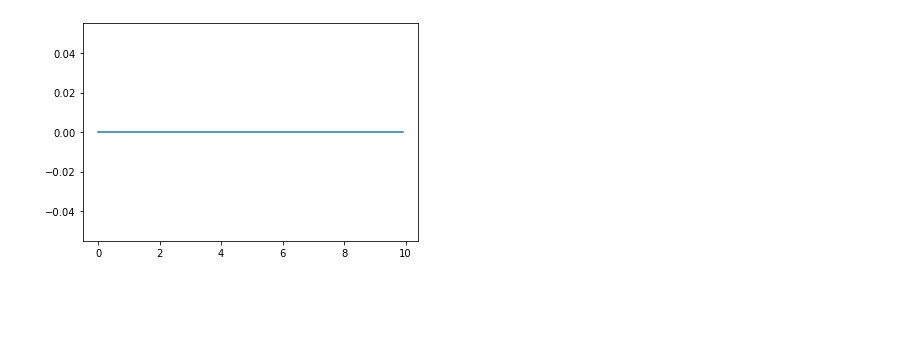
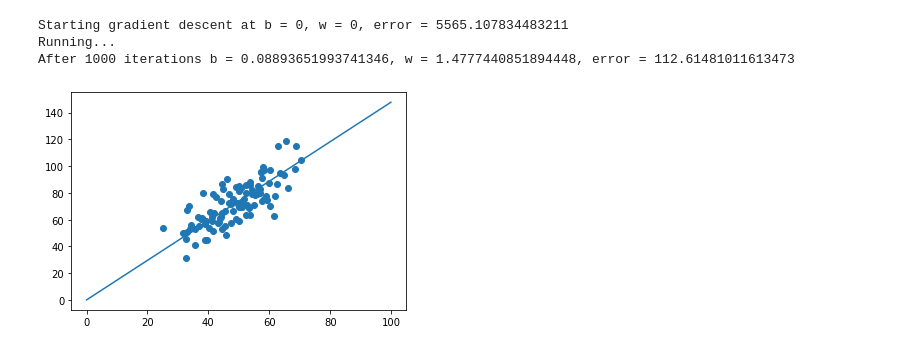
Before and after one commit to charlieholy/blog, a Jupyter notebook: tf20/numpy_liner.ipynb, the cells around one changed output. Saved outputs shown, nothing was run; the diff lists cells and outputs as text; code cells hidden in the pictures; blank space fills up the shorter version.

```diff
--- a/tf20/numpy_liner.ipynb
+++ b/tf20/numpy_liner.ipynb
@@ -31,6 +31,9 @@ def step_gradient(b_current, w_current, points, learningRate):
     # update w'
     new_b = b_current - (learningRate * b_gradient)
     new_w = w_current - (learningRate * w_gradient)
+
+    #print("err={0}",compute_error_for_line_given_points(new_b,new_w,points));
+
     return [new_b, new_w]
 
 def gradient_descent_runner(points, starting_b, starting_w, learning_rate, num_iterations):
@@ -46,40 +49,34 @@ def run():
 
     points = np.genfromtxt("data.csv", delimiter=",")
     plt.scatter(points[:,0],points[:,1])  #[[x0,y0][x1,y1]]    #point numpy 二维数组取某一列
     #plt.show()
     learning_rate = 0.0001
     initial_b = 0 # initial y-intercept guess
     initial_w = 0 # initial slope guess
     num_iterations = 1000
     print("Starting gradient descent at b = {0}, w = {1}, error = {2}"
           .format(initial_b, initial_w,
                   compute_error_for_line_given_points(initial_b, initial_w, points))
           )
     print("Running...")
     [b, w] = gradient_descent_runner(points, initial_b, initial_w, learning_rate, num_iterations)
     print("After {0} iterations b = {1}, w = {2}, error = {3}".
           format(num_iterations, b, w,
                  compute_error_for_line_given_points(b, w, points))
           )
     px = np.arange(0,100,0.1);
     pw = w
     pb = b
     py = px*w+b;
     plt.plot(px,py)
     plt.show()
 
-def drewgrad():
-    x = np.arange(0,10,0.1)
-    w = 3
-    b = 1
-    y = x*w+b
-    loss =  (y - (w * x + b)) ** 2
-    plt.plot(x,loss)
-    plt.show()
 
 
 if __name__ == '__main__':
     run()
-    #drewgrad()
 # %% [output]
+Starting gradient descent at b = 0, w = 0, error = 5565.107834483211
+Running...
+After 1000 iterations b = 0.08893651993741346, w = 1.4777440851894448, error = 112.61481011613473
-[figure, old version]
+[figure, new version]
```
Also changed, not shown: parts of 3 cells of this notebook, 2 other files.
